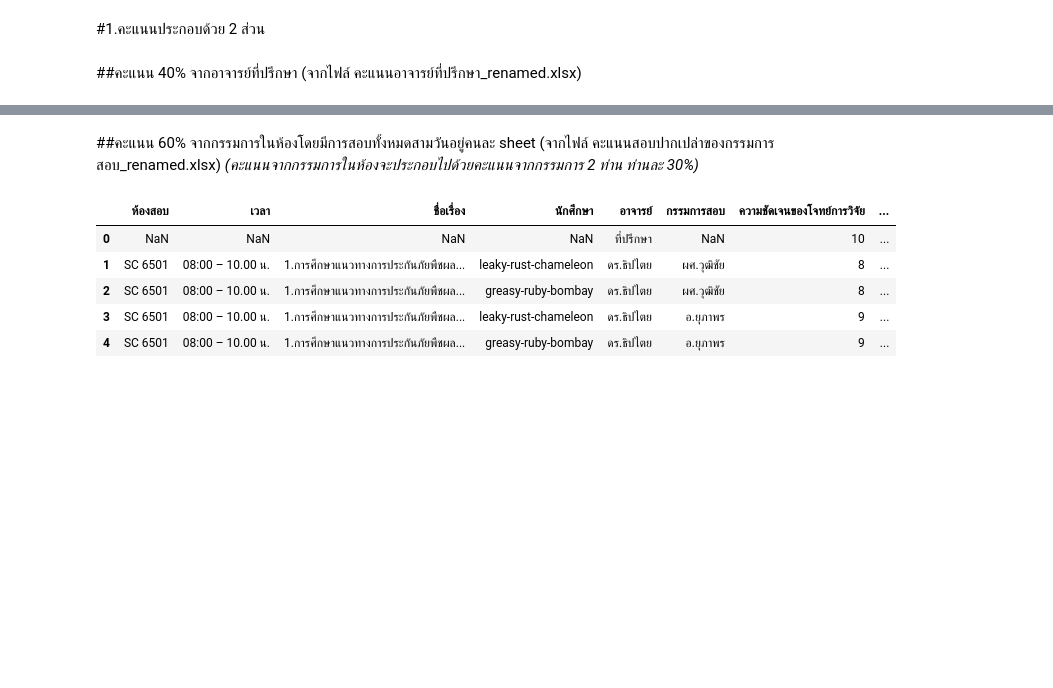
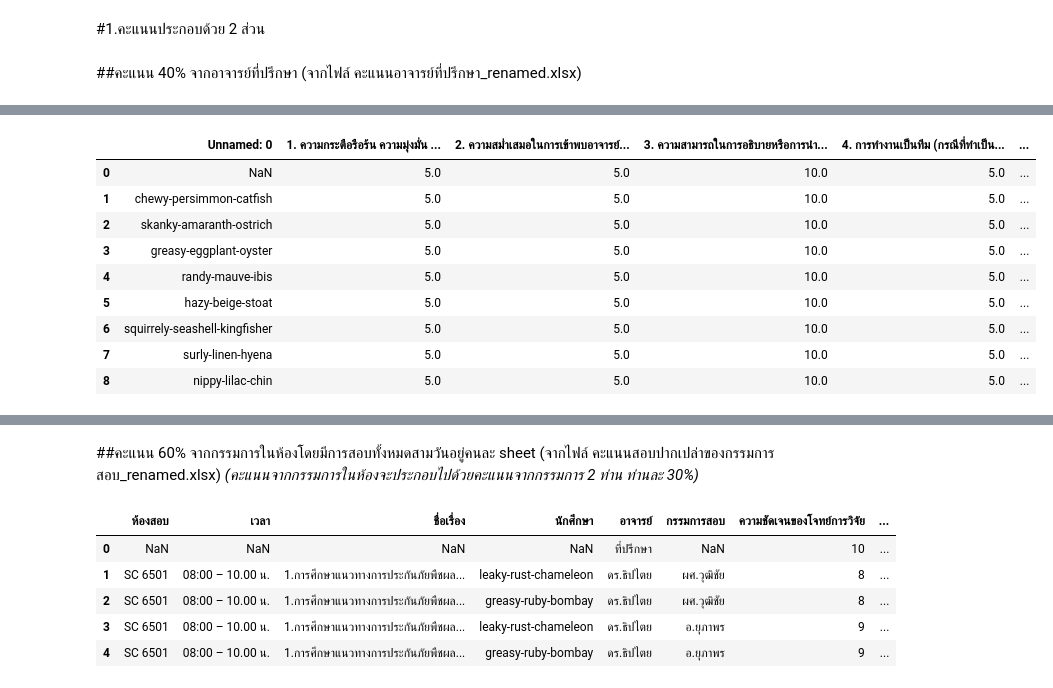
Before and after one commit to 1234567890qqqqqq/BasicProg_DataViz65, a Jupyter notebook: aon1.ipynb, the cells around one changed output, grey strips where cells are left out. Drawn from its saved outputs; the diff is of its cells as text; code cells hidden in the pictures; blank space fills up the shorter version.

```diff
--- a/aon1.ipynb
+++ b/aon1.ipynb
@@ -110,0 +323,3 @@ pp
+# %%
+advisor6 = pd.read_excel('/content/drive/MyDrive/1 65/BPDV65/Final BPVZ65/คะแนนอาจารย์ที่ปรึกษา_renamed.xlsx',sheet_name='รศ.สุพรรณี',skiprows=1)
+advisor6.head()
@@ -110,0 +333,3 @@ pp
+# %%
+advisor6 = advisor6.fillna(method='ffill')
+advisor6.head()
@@ -110,0 +343,14 @@ pp
+# %%
+advisor6['คะแนนร้อยละ40'] = advisor6['รวม']*40/70
+advisor6
+# %% [output]
+|  | Unnamed: 0 | 1. ความกระตือรือร้น ความมุ่งมั่น ... | 2. ความสม่ำเสมอในการเข้าพบอาจารย์... | 3. ความสามารถในการอธิบายหรือการนำ... | 4. การทำงานเป็นทีม (กรณีที่ทำเป็น... | ... |
+| 0 | NaN | 5.0 | 5.0 | 10.0 | 5.0 | ... |
+| 1 | chewy-persimmon-catfish | 5.0 | 5.0 | 10.0 | 5.0 | ... |
+| 2 | skanky-amaranth-ostrich | 5.0 | 5.0 | 10.0 | 5.0 | ... |
+| 3 | greasy-eggplant-oyster | 5.0 | 5.0 | 10.0 | 5.0 | ... |
+| 4 | randy-mauve-ibis | 5.0 | 5.0 | 10.0 | 5.0 | ... |
+| 5 | hazy-beige-stoat | 5.0 | 5.0 | 10.0 | 5.0 | ... |
+| 6 | squirrely-seashell-kingfisher | 5.0 | 5.0 | 10.0 | 5.0 | ... |
+| 7 | surly-linen-hyena | 5.0 | 5.0 | 10.0 | 5.0 | ... |
+| 8 | nippy-lilac-chin | 5.0 | 5.0 | 10.0 | 5.0 | ... |
```
Also changed, not shown: parts of 60 cells of this notebook.
